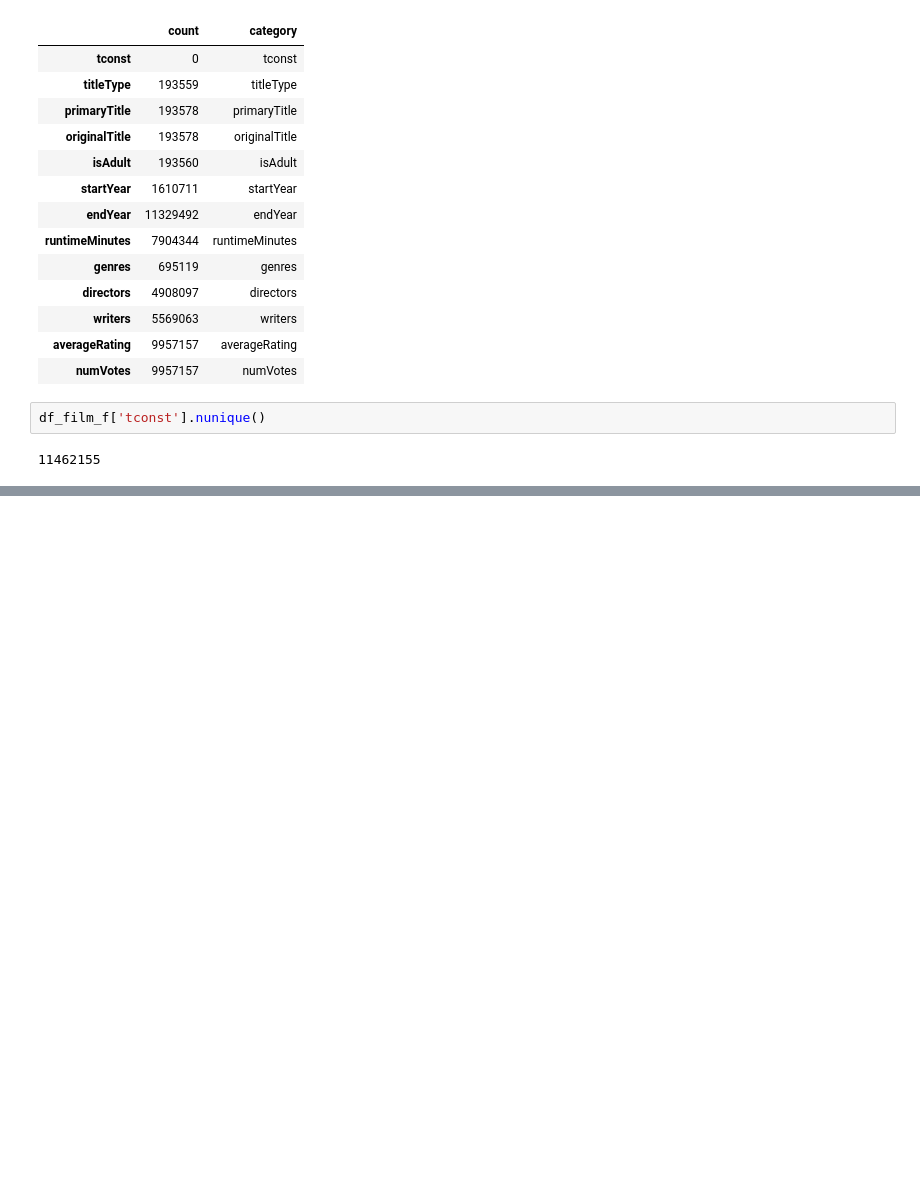
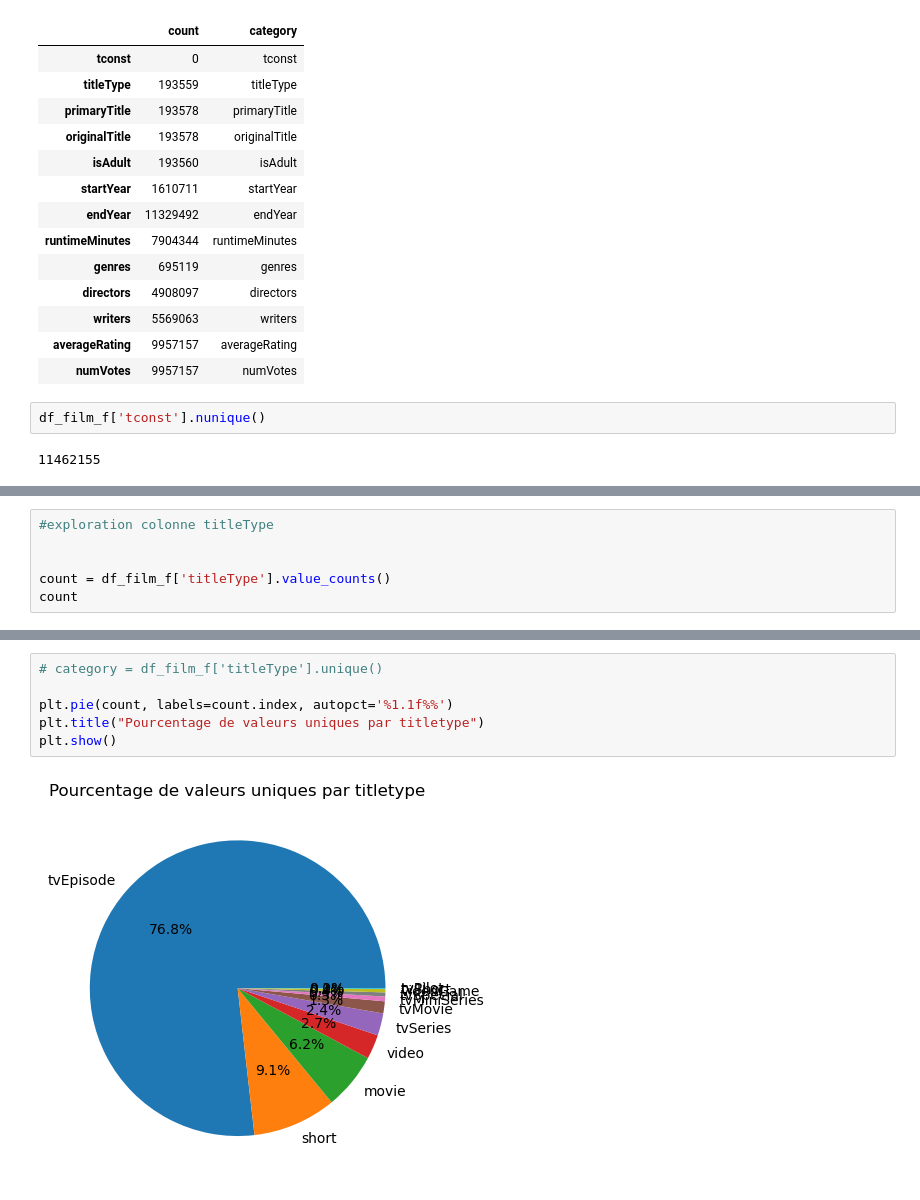
Before and after one commit to Philippe709/Projet2_Groupe2, a Jupyter notebook: main_project/film_merge1.ipynb, the cells around one changed output, grey strips where cells are left out. Drawn from its saved outputs; the diff is of its cells as text; blank space fills up the shorter version.

```diff
--- a/main_project/film_merge1.ipynb
+++ b/main_project/film_merge1.ipynb
@@ -96,0 +101,6 @@ df_film_f['tconst'].nunique()
+# %%
+#exploration colonne titleType
+
+
+count = df_film_f['titleType'].value_counts()
+count
@@ -96,0 +121,8 @@ df_film_f['tconst'].nunique()
+# %%
+# category = df_film_f['titleType'].unique()
+
+plt.pie(count, labels=count.index, autopct='%1.1f%%')
+plt.title("Pourcentage de valeurs uniques par titletype")
+plt.show()
+# %% [output]
+[figure, added]
```
Also changed, not shown: parts of 10 cells of this notebook.
